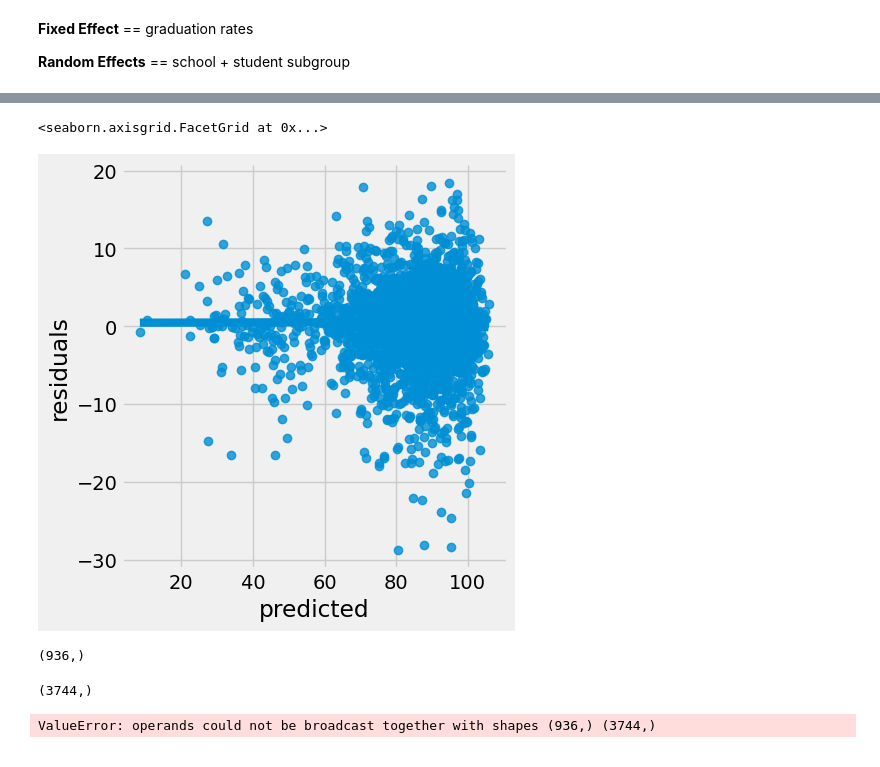
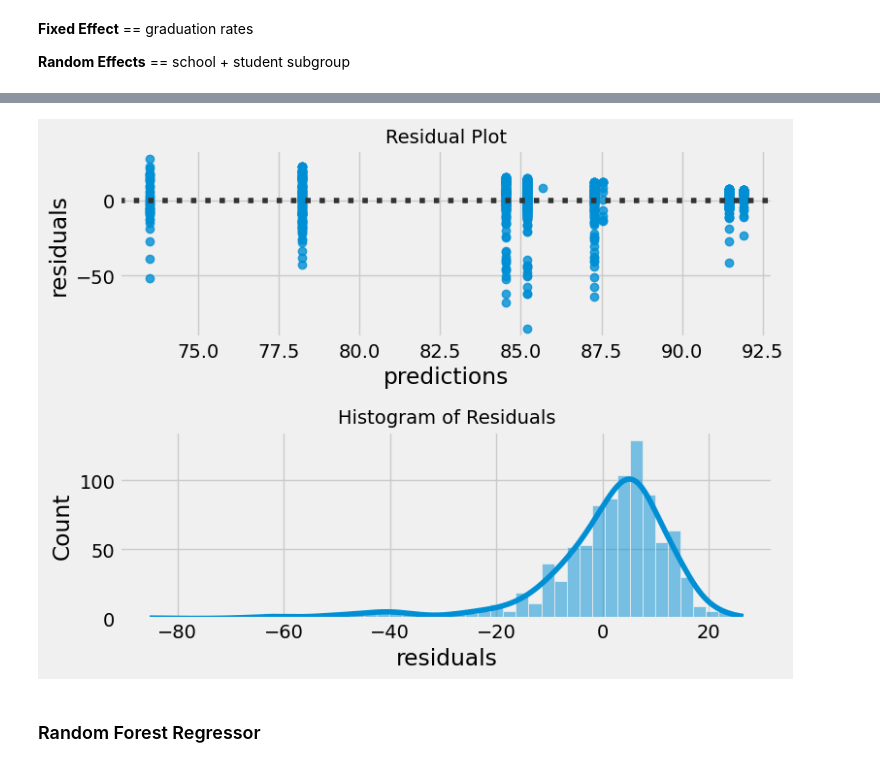
Before and after one commit to asoylatte03/nys-ell-grad-rate, a Jupyter notebook: modeling .ipynb, the cells around one changed output, grey strips where cells are left out. Cells and saved outputs as stored; diff of their text form; code cells hidden in the pictures.

```diff
--- a/modeling .ipynb
+++ b/modeling .ipynb
@@ -178,8 +227,9 @@ X_train, X_test = train_test_split(X, test_size=0.2)
 # %%
 # linear mixed effect with
-md_1 = smf.mixedlm("grad_rate ~subgroup", X_train, groups= X_train["school"])
-mdf_1 = md_1.fit()
-print(mdf_1.summary())
+# structure = "target variable ~ predictor variable"
+base_md = smf.mixedlm("grad_rate ~ subgroup", X_train, groups= X_train["school"])
+base_mdf = base_md.fit()
+print(base_mdf.summary())
 # %% [output]
                                  Mixed Linear Model Regression Results
 ========================================================================================================
@@ -200,7 +250,7 @@ Group Var                                                   144.640    1.311
 ========================================================================================================
 # %%
 # getting our predictions
-preds = mdf.predict(X_test)
+preds = base_mdf.predict(X_test.drop(columns=['grad_rate']))
 
-# evaluating based on MAE
-mean_absolute_error(X_test.grad_rate,preds.values)
+# MAE
+mean_absolute_error(X_test.grad_rate, preds)
@@ -221,11 +258,0 @@ dtype: float64
-# %%
-#
-grad_rates_22 = pd.DataFrame()
-grad_rates_22["residuals"] = mdf_1.resid.values
-#grad_rates_22["subgroup"] = X_test.subgroup
-grad_rates_22["predicted"] = mdf_1.fittedvalues
-
-sns.lmplot(x = "predicted", y = "residuals", data = grad_rates_22,lowess=True)
-# %% [output]
-<seaborn.axisgrid.FacetGrid at 0x...>
-[figure, removed]
@@ -234,14 +259,21 @@ predictions = mdf_1.fittedvalues
-# %%
-X_test.grad_rate.values.shape
-# %% [output]
-(936,)
-# %%
-predictions.shape
-# %% [output]
-(3744,)
-# %%
-RMSE = np.sqrt(((X_test.grad_rate.values-predictions)**2).values.mean())
-results.loc[2] = ["Mixed", RMSE]
-results
-# %% [output]
-ValueError: operands could not be broadcast together with shapes (936,) (3744,)
+# %%
+# creating a new dataframe
+baseline_mdf = pd.DataFrame()
+baseline_mdf['predictions'] = preds
+baseline_mdf['y_true'] = X_test.grad_rate
+baseline_mdf['residuals'] = baseline_mdf.y_true - baseline_mdf.predictions
+
+# plotting the residual plot and histogram of residuals
+fig, axs = plt.subplots(2,1, figsize=(8,6), sharex=False, sharey=False)
+axs[0].set_title('Residual Plot', fontsize=14)
+axs[0] = sns.residplot(baseline_mdf, x='predictions', y='residuals', ax = axs[0])
+
+# plotting histogram of residuals
+axs[1].set_title('Histogram of Residuals', fontsize=14)
+axs[1] = sns.histplot(baseline_mdf, x='residuals',kde=True)
+plt.tight_layout()
+plt.show()
+# %% [output]
+[figure, added]
+# %% [markdown]
+### Random Forest Regressor
```
Also changed, not shown: parts of 31 cells of this notebook.
